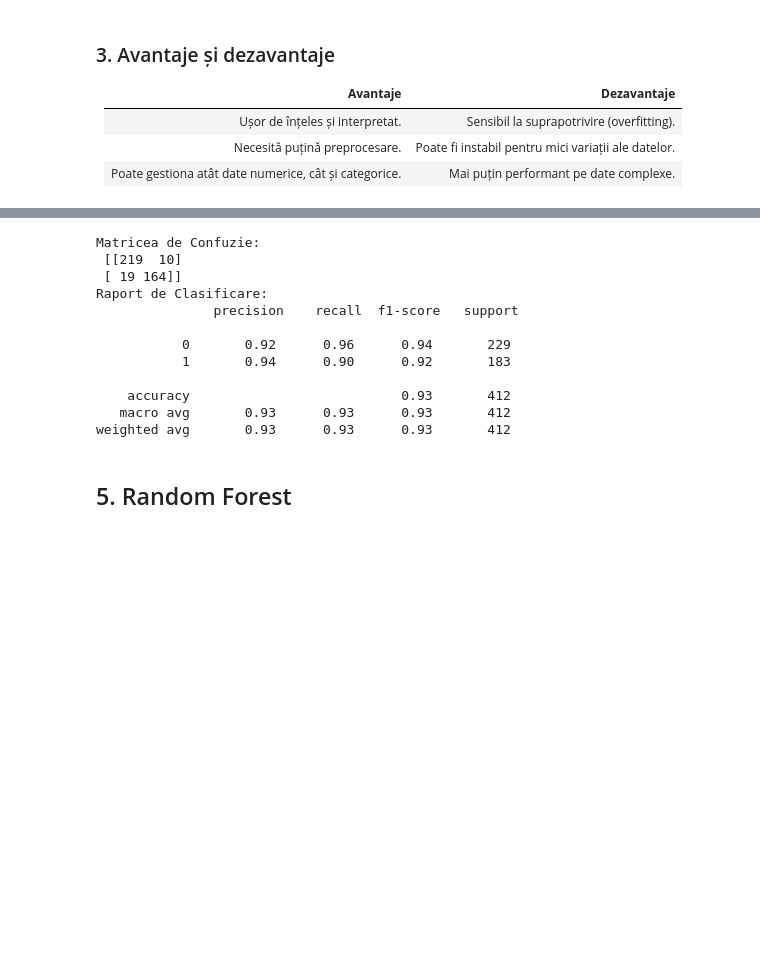
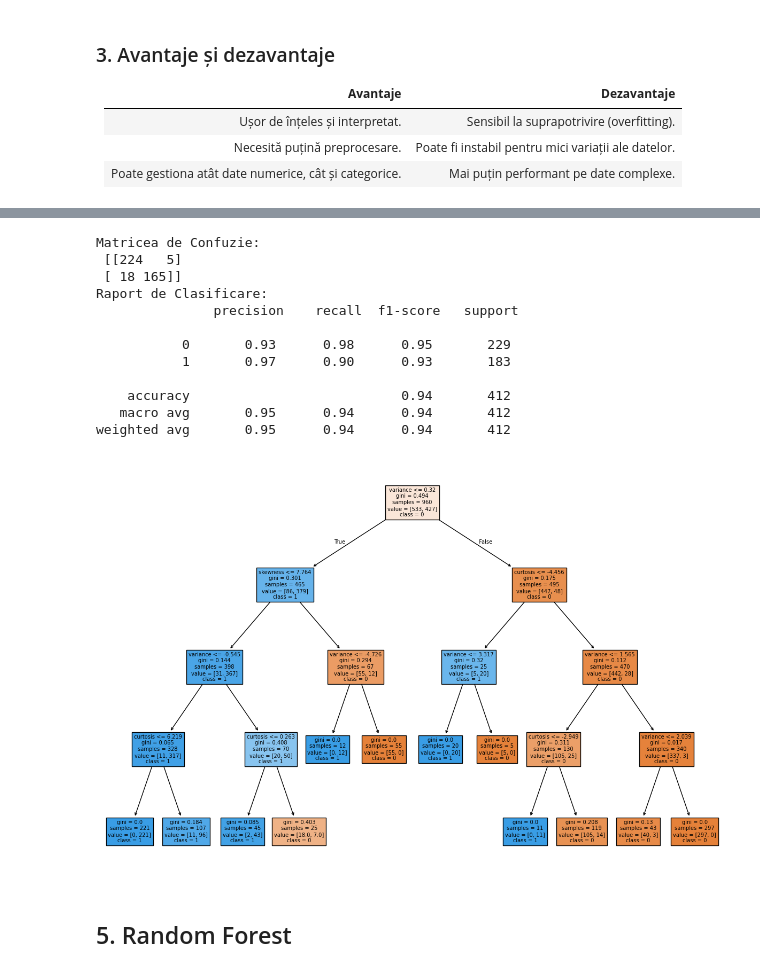
Before and after one commit to Oviis24/Banking-Univ-Introduction, a Jupyter notebook: Curs_Banking_Univ.ipynb, the cells around one changed output, grey strips where cells are left out. Drawn from its saved outputs; the diff is of its cells as text; code cells hidden in the pictures; blank space fills up the shorter version.

```diff
--- a/Curs_Banking_Univ.ipynb
+++ b/Curs_Banking_Univ.ipynb
@@ -265,7 +265,7 @@ $$
 from sklearn.tree import DecisionTreeClassifier
 
 # Crearea și antrenarea modelului
-tree_clf = DecisionTreeClassifier(criterion="gini", max_depth=3, random_state=42)
+tree_clf = DecisionTreeClassifier(criterion="gini", max_depth=4, random_state=42)
 tree_clf.fit(X_train, y_train)
 
 # Predicții
@@ -276,17 +276,28 @@ print("Matricea de Confuzie:\n", confusion_matrix(y_test, y_pred))
 print("Raport de Clasificare:\n", classification_report(y_test, y_pred))
 # %% [output]
 Matricea de Confuzie:
- [[219  10]
- [ 19 164]]
+ [[224   5]
+ [ 18 165]]
 Raport de Clasificare:
                precision    recall  f1-score   support
 
-           0       0.92      0.96      0.94       229
-           1       0.94      0.90      0.92       183
+           0       0.93      0.98      0.95       229
+           1       0.97      0.90      0.93       183
 
-    accuracy                           0.93       412
-   macro avg       0.93      0.93      0.93       412
-weighted avg       0.93      0.93      0.93       412
+    accuracy                           0.94       412
+   macro avg       0.95      0.94      0.94       412
+weighted avg       0.95      0.94      0.94       412
+# %%
+# prompt: vreau un cod care pentru un copac antrenat in tree_clf sa il afisam ca imagine si sa ne uitam la el
+
+from sklearn.tree import plot_tree
+import matplotlib.pyplot as plt
+
+plt.figure(figsize=(15, 10))
+plot_tree(tree_clf, filled=True, feature_names=X.columns, class_names=['0', '1'])
+plt.show()
+# %% [output]
+[figure, added]
 # %% [markdown]
 ## 5. Random Forest
 # %% [markdown]
```
Also changed, not shown: parts of 1 cell of this notebook.
